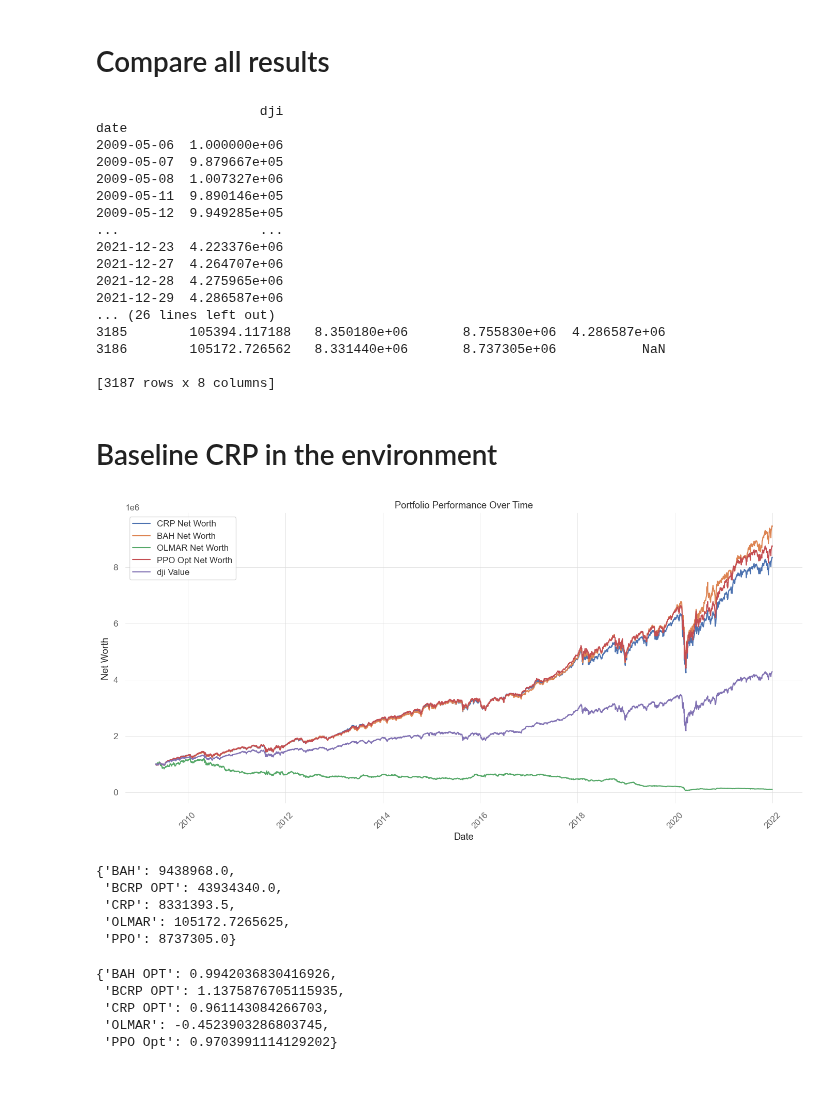
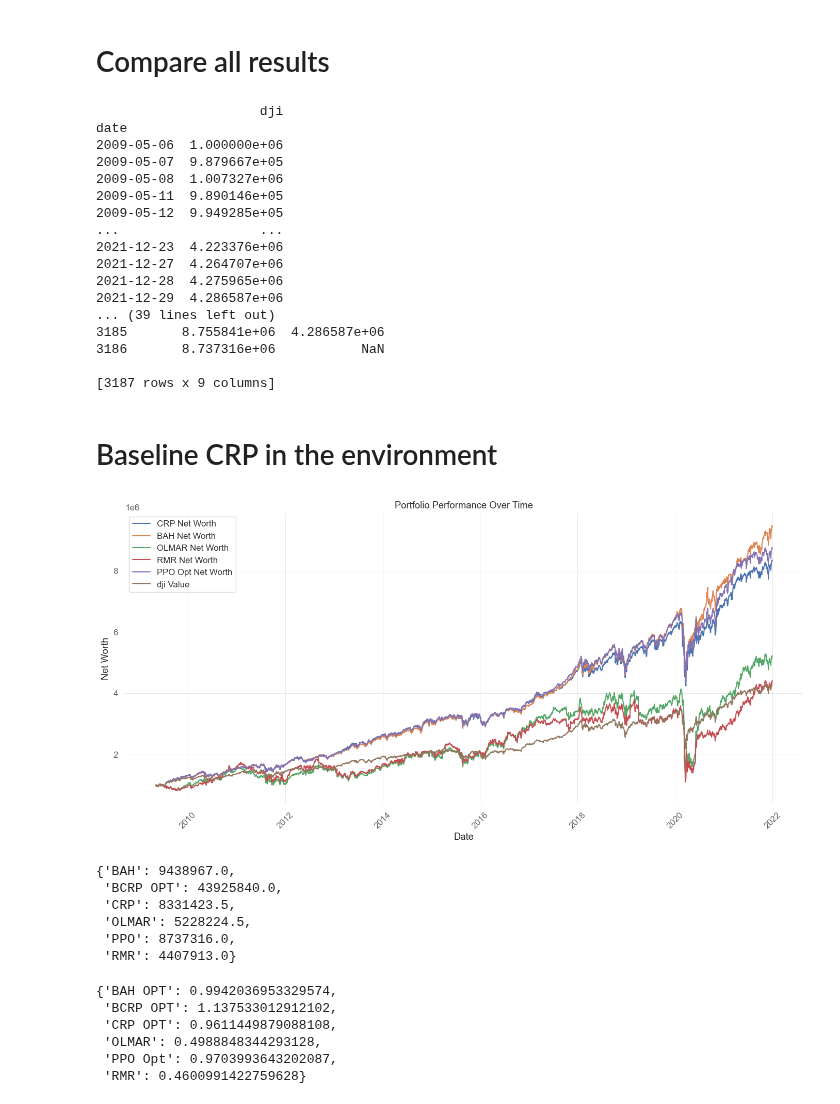
Before and after one commit to flpymonkey/Thesis, a Jupyter notebook: RL_Backtesting_IS_features.ipynb, the cells around one changed output. Drawn from its saved outputs; the diff is of its cells as text; code cells hidden in the pictures.

```diff
--- a/RL_Backtesting_IS_features.ipynb
+++ b/RL_Backtesting_IS_features.ipynb
@@ -454,2 +475,35 @@ hit end!
 
 [3187 rows x 2 columns]
+# %%
+# RMR
+
+RMR_results = {
+    "train": {},
+}
+
+RMR_model_kwargs = {
+    "eps": 60,
+    "window": 100
+}
+
+environment_ppo.reset()
+agent_rmr = DRLStableAgent(env = environment_ppo)
+model_rmr = agent_rmr.get_model("rmr", model_kwargs=RMR_model_kwargs)
+
+values, dates = DRLStableAgent.DRL_prediction(model_rmr, environment_ppo)
+RMR_results["train"]["value"] = environment_ppo._terminal_asset_memory["final"]
+RMR_results["train"]["date"] = environment_ppo._terminal_date_memory
+
+df_rmr_opt = pd.DataFrame(RMR_results["train"]["value"], columns=['rmr_opt_net_worth'])
+df_rmr_date = pd.DataFrame(RMR_results["train"]["date"], columns=['Date'])
+if len(df_rmr_opt) == len(df_rmr_date):
+    df_rmr_opt['Date'] = df_rmr_date['Date']
+else:
+    raise ValueError("DataFrames do not have the same number of rows.")
+
+print(df_rmr_opt)
+
+
+# assert the dates line up
+assert df_opt.loc[0,'Date'] == df_rmr_opt.loc[0, 'Date']
+assert df_opt.loc[len(df_date)-1,'Date'] == df_rmr_opt.loc[len(df_rmr_opt)-1,'Date']
@@ -639,6 +711,10 @@ merged_df = pd.merge(merged_df, df_bah_opt, on='Date')
 df_olmar_opt['Date'] = pd.to_datetime(df_olmar_opt['Date'])
 merged_df = pd.merge(merged_df, df_olmar_opt, on='Date')
 
+# Merge the baseline RMR algorithm
+df_rmr_opt['Date'] = pd.to_datetime(df_rmr_opt['Date'])
+merged_df = pd.merge(merged_df, df_rmr_opt, on='Date')
+
 # Merge the opt algorithm
 df_opt['Date'] = pd.to_datetime(df_opt['Date'])
 merged_df = pd.merge(merged_df, df_opt, on='Date')
@@ -668,11 +744,11 @@ date
 2021-12-27  4.264707e+06
 2021-12-28  4.275965e+06
 2021-12-29  4.286587e+06
-... (26 lines left out)
-3185        105394.117188   8.350180e+06       8.755830e+06  4.286587e+06
-3186        105172.726562   8.331440e+06       8.737305e+06           NaN
+... (39 lines left out)
+3185       8.755841e+06  4.286587e+06
+3186       8.737316e+06           NaN
 
-[3187 rows x 8 columns]
+[3187 rows x 9 columns]
 # %% [markdown]
 # Baseline CRP in the environment
 # %%
@@ -680,34 +756,35 @@ date
 %matplotlib inline
 import matplotlib.pyplot as plt
 
 # TODO make sure all dates line up, fix CRP and OLMAR
 
 # Plot the DataFrame
 plt.figure(figsize=(14, 7))
 #plt.plot(merged_df['Date'], merged_df['BCRP_net_worth'], label='BCRP Net Worth')
 # plt.plot(merged_df['Date'], merged_df['bcrp_opt_net_worth'], label='BCRP Net Worth')
 # plt.plot(merged_df['Date'], merged_df['CRP_net_worth'], label='CRP Net Worth')# CRP and Opt net worth are basically on the same line
 plt.plot(merged_df['Date'], merged_df['crp_opt_net_worth'], label='CRP Net Worth')
 plt.plot(merged_df['Date'], merged_df['bah_opt_net_worth'], label='BAH Net Worth')
 plt.plot(merged_df['Date'], merged_df['olmar_opt_net_worth'], label='OLMAR Net Worth')
+plt.plot(merged_df['Date'], merged_df['rmr_opt_net_worth'], label='RMR Net Worth')
 
 # plt.plot(merged_df['Date'], merged_df['OLMAR_net_worth'], label='OLMAR Net Worth - old')
 # plt.plot(merged_df['Date'], merged_df['opt_net_worth'], label='Opt Net Worth')
 plt.plot(merged_df['Date'], merged_df['ppo_opt_net_worth'], label='PPO Opt Net Worth')
 # plt.plot(merged_df['Date'], merged_df['ppo_value'], label='PPO Value')
 # plt.plot(merged_df['Date'], merged_df['td3_value'], label='TD3 Value')
 # plt.plot(merged_df['Date'], merged_df['a2c_value'], label='A2C Value')
 plt.plot(merged_df['Date'], merged_df['dji'], label='dji Value')
 plt.xlabel('Date')
 plt.ylabel('Net Worth')
 plt.title('Portfolio Performance Over Time')
 plt.legend()
 plt.xticks(rotation=45)
 plt.grid(True)
 plt.tight_layout()
 plt.show()
 # %% [output]
-[figure, old version]
+[figure, new version]
 # %%
 # Final returns
 
@@ -718,16 +795,18 @@ final_returns = {
     'CRP': merged_df['crp_opt_net_worth'].iloc[-1],
     'BAH': merged_df['bah_opt_net_worth'].iloc[-1],
     'OLMAR': merged_df['olmar_opt_net_worth'].iloc[-1],
+    'RMR': merged_df['rmr_opt_net_worth'].iloc[-1],
    'PPO': merged_df['ppo_opt_net_worth'].iloc[-1]
 }
 
 pprint.pprint(final_returns)
 # %% [output]
-{'BAH': 9438968.0,
- 'BCRP OPT': 43934340.0,
- 'CRP': 8331393.5,
- 'OLMAR': 105172.7265625,
- 'PPO': 8737305.0}
+{'BAH': 9438967.0,
+ 'BCRP OPT': 43925840.0,
+ 'CRP': 8331423.5,
+ 'OLMAR': 5228224.5,
+ 'PPO': 8737316.0,
+ 'RMR': 4407913.0}
 # %%
 import numpy as np
 
@@ -739,6 +818,7 @@ merged_df['BCRP_opt_daily_return'] = merged_df['bcrp_opt_net_worth'].pct_change(
 merged_df['CRP_opt_daily_return'] = merged_df['crp_opt_net_worth'].pct_change()
 merged_df['BAH_opt_daily_return'] = merged_df['bah_opt_net_worth'].pct_change()
 merged_df['OLMAR_opt_daily_return'] = merged_df['olmar_opt_net_worth'].pct_change()
+merged_df['RMR_opt_daily_return'] = merged_df['rmr_opt_net_worth'].pct_change()
 
 merged_df['opt_daily_return'] = merged_df['opt_net_worth'].pct_change()
 merged_df['ppo_opt_daily_return'] = merged_df['ppo_opt_net_worth'].pct_change()
@@ -767,6 +847,7 @@ sharpe_ratios = {
     'CRP OPT': calculate_sharpe_ratio(merged_df['CRP_opt_daily_return'], risk_free_rate),
     'BAH OPT': calculate_sharpe_ratio(merged_df['BAH_opt_daily_return'], risk_free_rate),
     'OLMAR': calculate_sharpe_ratio(merged_df['OLMAR_opt_daily_return'], risk_free_rate),
+    'RMR': calculate_sharpe_ratio(merged_df['RMR_opt_daily_return'], risk_free_rate),
     # 'Opt': calculate_sharpe_ratio(merged_df['opt_daily_return'], risk_free_rate),
     'PPO Opt': calculate_sharpe_ratio(merged_df['ppo_opt_daily_return'], risk_free_rate),
     # 'PPO': calculate_sharpe_ratio(merged_df['ppo_daily_return'], risk_free_rate),
@@ -775,11 +856,12 @@ sharpe_ratios = {
 
 pprint.pprint(sharpe_ratios)
 # %% [output]
-{'BAH OPT': 0.9942036830416926,
- 'BCRP OPT': 1.1375876705115935,
- 'CRP OPT': 0.961143084266703,
- 'OLMAR': -0.4523903286803745,
- 'PPO Opt': 0.9703991114129202}
+{'BAH OPT': 0.9942036953329574,
+ 'BCRP OPT': 1.137533012912102,
+ 'CRP OPT': 0.9611449879088108,
+ 'OLMAR': 0.4988848344293128,
+ 'PPO Opt': 0.9703993643202087,
+ 'RMR': 0.4600991422759628}
 # %%
 import pandas as pd
 import numpy as np
```
Also changed, not shown: parts of 12 cells of this notebook, 20 other files.
